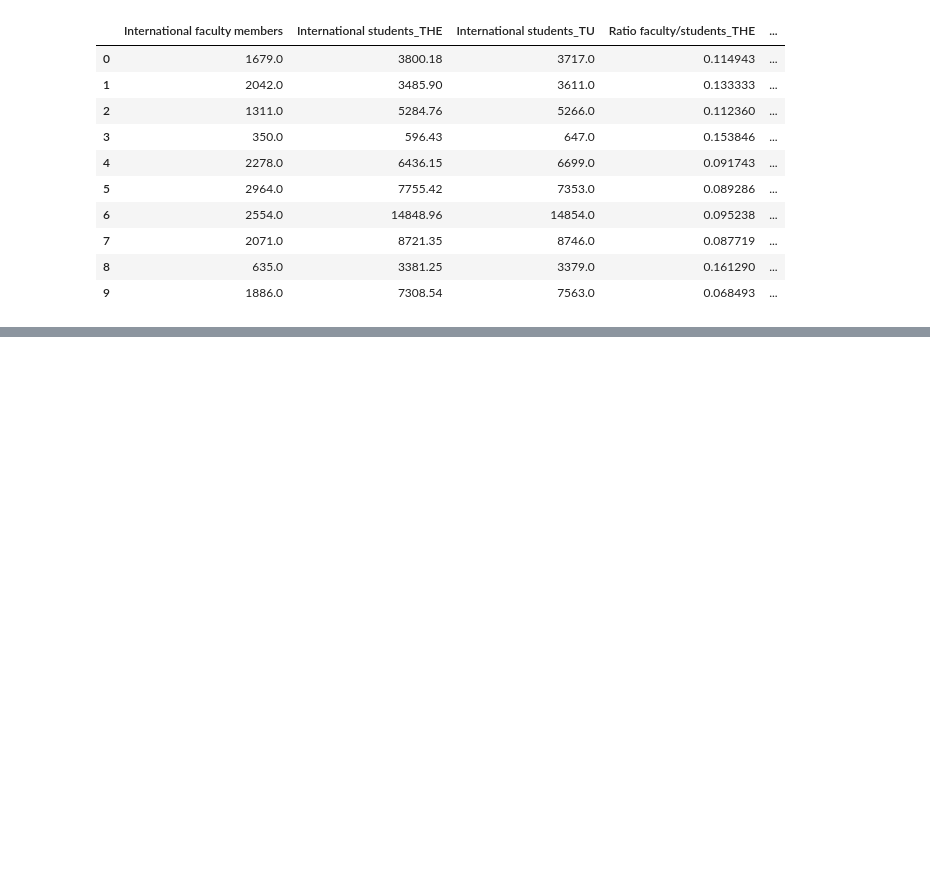
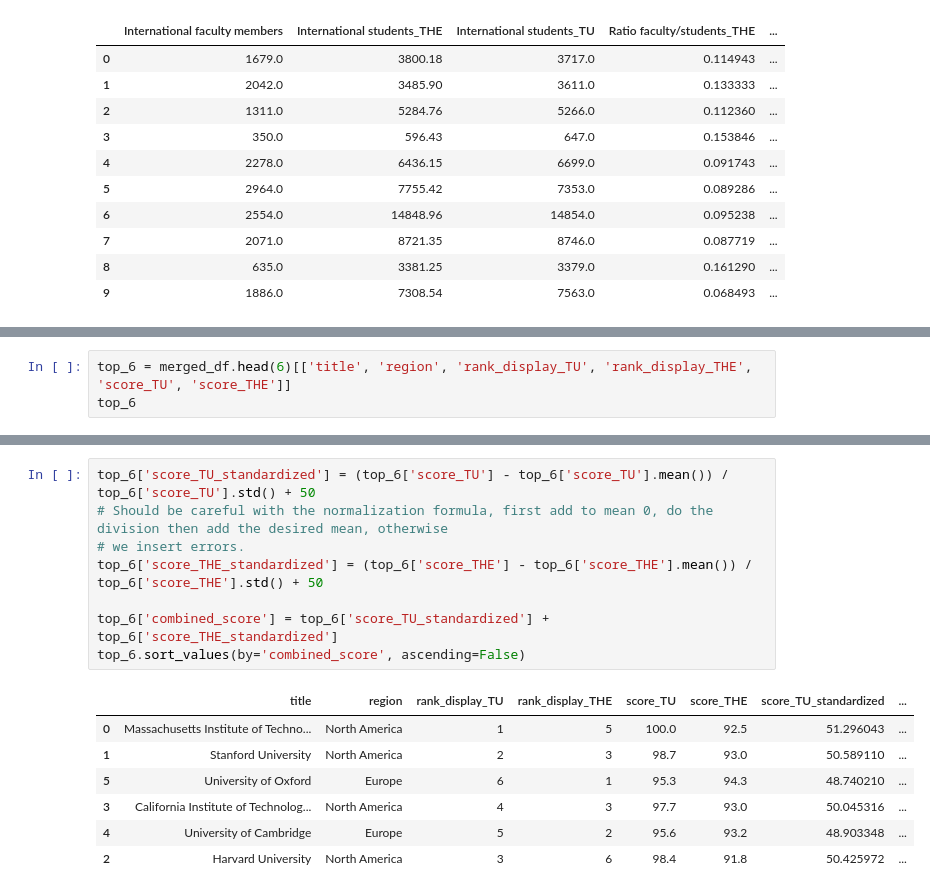
Before and after one commit to baetuc/ADA-CS-401, a Jupyter notebook: 02 - Data from the Web/Homework 2.ipynb, the cells around one changed output, grey strips where cells are left out. Saved outputs shown, nothing was run; the diff lists cells and outputs as text; blank space fills up the shorter version.

```diff
--- a/02 - Data from the Web/Homework 2.ipynb
+++ b/02 - Data from the Web/Homework 2.ipynb
@@ -934,0 +982,3 @@ merged_df.head(10)
+# %%
+top_6 = merged_df.head(6)[['title', 'region', 'rank_display_TU', 'rank_display_THE', 'score_TU', 'score_THE']]
+top_6
@@ -934,0 +999,16 @@ merged_df.head(10)
+# %%
+top_6['score_TU_standardized'] = (top_6['score_TU'] - top_6['score_TU'].mean()) / top_6['score_TU'].std() + 50
+# Should be careful with the normalization formula, first add to mean 0, do the division then add the desired mean, otherwise
+# we insert errors.
+top_6['score_THE_standardized'] = (top_6['score_THE'] - top_6['score_THE'].mean()) / top_6['score_THE'].std() + 50
+
+top_6['combined_score'] = top_6['score_TU_standardized'] + top_6['score_THE_standardized']
+top_6.sort_values(by='combined_score', ascending=False)
+# %% [output]
+|  | title | region | rank_display_TU | rank_display_THE | score_TU | score_THE | score_TU_standardized | ... |
+| 0 | Massachusetts Institute of Techno... | North America | 1 | 5 | 100.0 | 92.5 | 51.296043 | ... |
+| 1 | Stanford University | North America | 2 | 3 | 98.7 | 93.0 | 50.589110 | ... |
+| 5 | University of Oxford | Europe | 6 | 1 | 95.3 | 94.3 | 48.740210 | ... |
+| 3 | California Institute of Technolog... | North America | 4 | 3 | 97.7 | 93.0 | 50.045316 | ... |
+| 4 | University of Cambridge | Europe | 5 | 2 | 95.6 | 93.2 | 48.903348 | ... |
+| 2 | Harvard University | North America | 3 | 6 | 98.4 | 91.8 | 50.425972 | ... |
```
Also changed, not shown: parts of 31 cells of this notebook.
